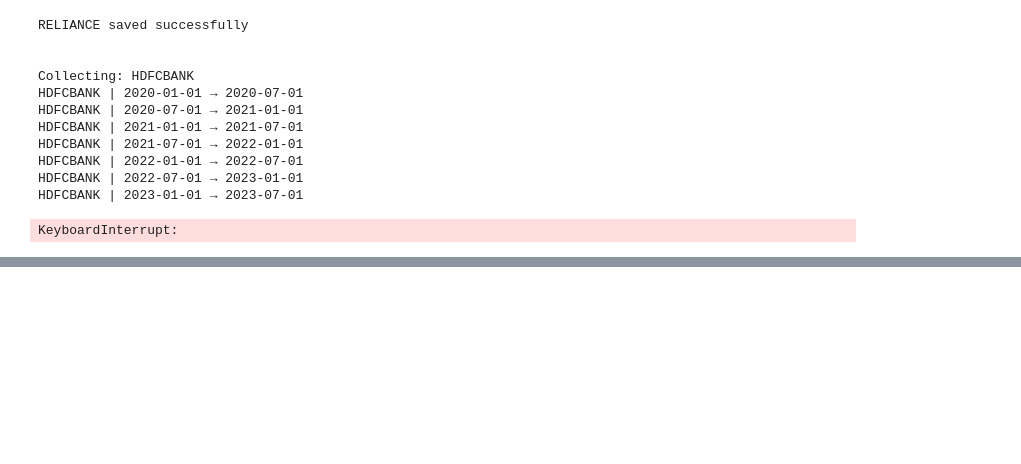
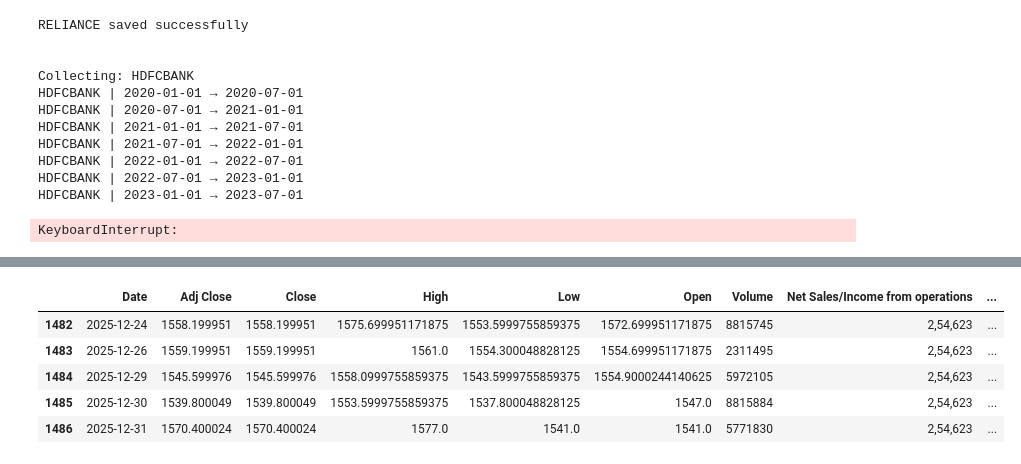
Before and after one commit to Anumita-P/assignment2-return-forecasting, a Jupyter notebook: data_analysis.ipynb, the cells around one changed output, grey strips where cells are left out. Saved outputs shown, nothing was run; the diff lists cells and outputs as text; code cells hidden in the pictures; blank space fills up the shorter version.

Commit message:
creating final datasets

```diff
--- a/data_analysis.ipynb
+++ b/data_analysis.ipynb
@@ -583,3 +563,97 @@ HDFCBANK | 2022-01-01 → 2022-07-01
 HDFCBANK | 2022-07-01 → 2023-01-01
 HDFCBANK | 2023-01-01 → 2023-07-01
 KeyboardInterrupt:
+# %%
+#RELIANCE merging data
+import pandas as pd
+import os
+reliance_stock_train = pd.read_csv("market_data/train/RELIANCE_train.csv")
+reliance_stock_test = pd.read_csv("market_data/test/RELIANCE_test.csv")
+
+#mergeing
+reliance_stock = pd.concat([reliance_stock_train, reliance_stock_test], ignore_index=True)
+#delete first row
+reliance_stock = reliance_stock[reliance_stock['Close'] != 'RELIANCE.NS']
+#convert date to datetime
+reliance_stock['Date'] = pd.to_datetime(reliance_stock['Date'], errors='coerce')
+#convert Close, adjusted close to numeric
+reliance_stock['Close'] = pd.to_numeric(reliance_stock['Close'], errors='coerce')
+reliance_stock['Adj Close'] = pd.to_numeric(reliance_stock['Adj Close'], errors='coerce')
+
+display(reliance_stock.head())
+# display(reliance_stock.tail())
+
+reliance_fundamentals = pd.read_csv("clean_fundamental_data/reliance_fundamentals_clean.csv")
+#add price/eps column
+#merge fundamentals with stock data on date
+
+#copy fundamentals data based on date Dec'19 will be used for all dates from Jan'20 to Mar'20, Mar'20 data will be used for Apr'20 to Jun'20 and so on
+
+#parse dates like Dec'19 to datetime, separate month and year from ' and then convert to datetime
+#go through each row in Quarter and parse using custom parser
+
+def parse_quarter_date(quarter_str):
+    month_str, year_str = quarter_str.split("'")
+    month_str = month_str.strip()
+    year_str = year_str.strip()
+
+    month_map = {
+        "Jan": 1,
+        "Feb": 2,
+        "Mar": 3,
+        "Apr": 4,
+        "May": 5,
+        "Jun": 6,
+        "Jul": 7,
+        "Aug": 8,
+        "Sep": 9,
+        "Oct": 10,
+        "Nov": 11,
+        "Dec": 12
+    }
+
+    month = month_map.get(month_str, None)
+    year = int(year_str) + 2000
+
+    if month is not None:
+        #if month has 30 days return last day of month else return 31st
+        #temp fix cuz need only 4 months end dates
+        if month in [4, 6, 9, 11]:
+            return pd.Timestamp(year=year, month=month, day=30)
+        return pd.Timestamp(year=year, month=month, day=31)
+    else:
+        return pd.NaT
+
+reliance_fundamentals['QuarterDate'] = reliance_fundamentals['Quarter'].apply(parse_quarter_date)
+
+reliance_fundamentals = reliance_fundamentals.sort_values('QuarterDate').reset_index(drop=True)
+
+
+
+final_reliance_data = pd.DataFrame()
+for i in range(len(reliance_fundamentals)):
+    quarter_date = reliance_fundamentals.loc[i, 'QuarterDate']
+    if i < len(reliance_fundamentals) - 1:
+        next_quarter_date = reliance_fundamentals.loc[i+1, 'QuarterDate']
+    else:
+        next_quarter_date = reliance_stock['Date'].max()  # Default end date
+
+    mask = (reliance_stock['Date'] > quarter_date) & (reliance_stock['Date'] <= next_quarter_date)
+    temp_stock_data = reliance_stock[mask].copy()
+
+    for col in reliance_fundamentals.columns:
+        if col != 'Quarter':
+            temp_stock_data[col] = reliance_fundamentals.loc[i, col]
+
+    final_reliance_data = pd.concat([final_reliance_data, temp_stock_data], ignore_index=True)
+
+display(reliance_fundamentals.head())
+#create P/EPS column
+final_reliance_data['P/EPS'] = final_reliance_data['Adj Close'] / final_reliance_data['Basic EPS']
+
+display(final_reliance_data.head(90))
+display(final_reliance_data.tail())
+
+os.makedirs("final_datasets", exist_ok=True)
+final_reliance_data.to_csv("final_datasets/reliance_final.csv", index=False)
+# %% [output]
@@ -585,0 +685,6 @@ KeyboardInterrupt:
+|  | Date | Adj Close | Close | High | Low | Open | Volume | Net Sales/Income from operations | ... |
+| 1482 | 2025-12-24 | 1558.199951 | 1558.199951 | 1575.699951171875 | 1553.5999755859375 | 1572.699951171875 | 8815745 | 2,54,623 | ... |
+| 1483 | 2025-12-26 | 1559.199951 | 1559.199951 | 1561.0 | 1554.300048828125 | 1554.699951171875 | 2311495 | 2,54,623 | ... |
+| 1484 | 2025-12-29 | 1545.599976 | 1545.599976 | 1558.0999755859375 | 1543.5999755859375 | 1554.9000244140625 | 5972105 | 2,54,623 | ... |
+| 1485 | 2025-12-30 | 1539.800049 | 1539.800049 | 1553.5999755859375 | 1537.800048828125 | 1547.0 | 8815884 | 2,54,623 | ... |
+| 1486 | 2025-12-31 | 1570.400024 | 1570.400024 | 1577.0 | 1541.0 | 1541.0 | 5771830 | 2,54,623 | ... |
```
Also changed, not shown: parts of 2 cells of this notebook, 1 other file.
